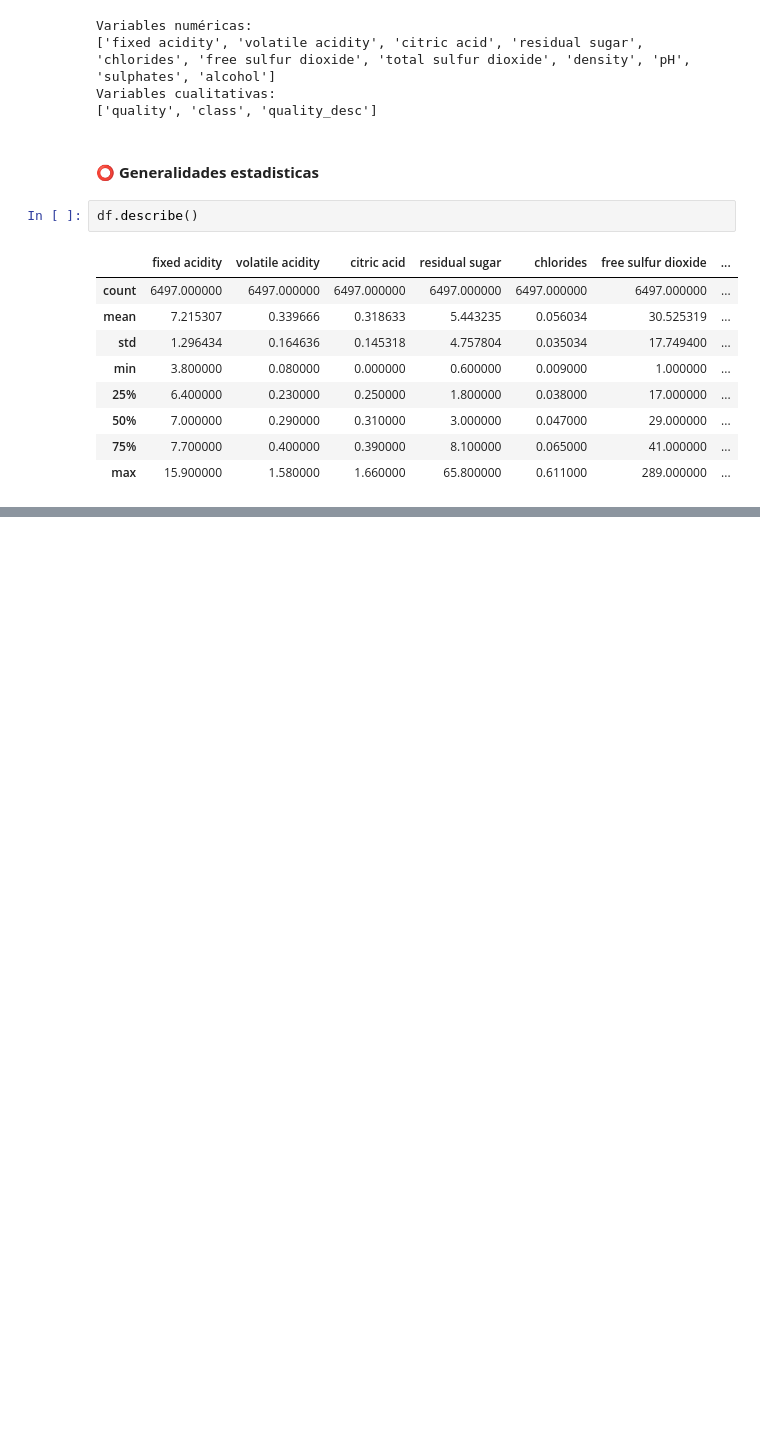
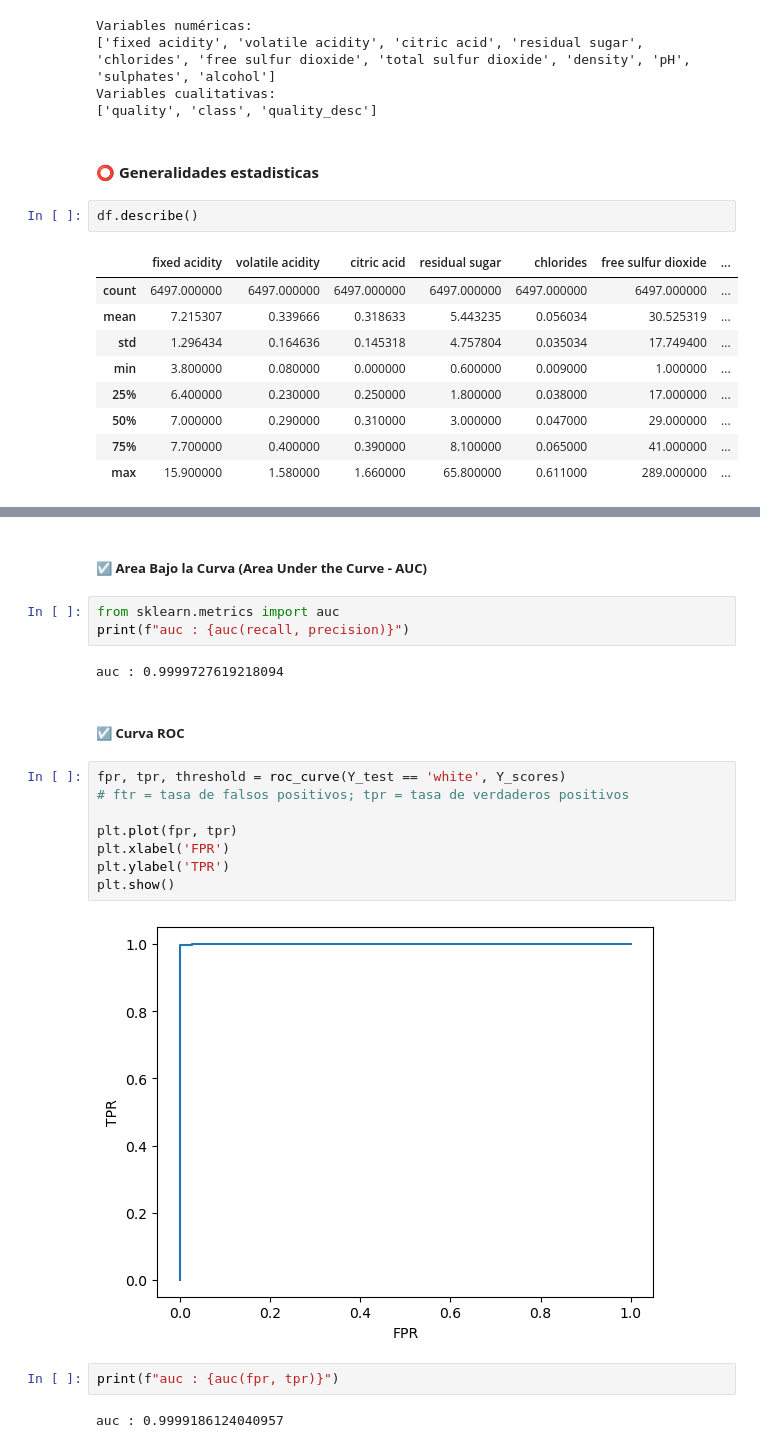
Before and after one commit to Jiliar/machine-learning-specialization, a Jupyter notebook: machine_learning/Cuadernos/Evaluación de Calidad de Vinos.ipynb, the cells around one changed output, grey strips where cells are left out. Drawn from its saved outputs; the diff is of its cells as text; blank space fills up the shorter version.

```diff
--- a/machine_learning/Cuadernos/Evaluación de Calidad de Vinos.ipynb
+++ b/machine_learning/Cuadernos/Evaluación de Calidad de Vinos.ipynb
@@ -335,0 +619,23 @@ df.describe()
+# %% [markdown]
+##### **☑️ Area Bajo la Curva (Area Under the Curve - AUC)**
+# %%
+from sklearn.metrics import auc
+print(f"auc : {auc(recall, precision)}")
+# %% [output]
+auc : 0.9999727619218094
+# %% [markdown]
+##### **☑️ Curva ROC**
+# %%
+fpr, tpr, threshold = roc_curve(Y_test == 'white', Y_scores)
+# ftr = tasa de falsos positivos; tpr = tasa de verdaderos positivos
+
+plt.plot(fpr, tpr)
+plt.xlabel('FPR')
+plt.ylabel('TPR')
+plt.show()
+# %% [output]
+[figure, added]
+# %%
+print(f"auc : {auc(fpr, tpr)}")
+# %% [output]
+auc : 0.9999186124040957
```
Also changed, not shown: parts of 32 cells of this notebook, 2 other files.
